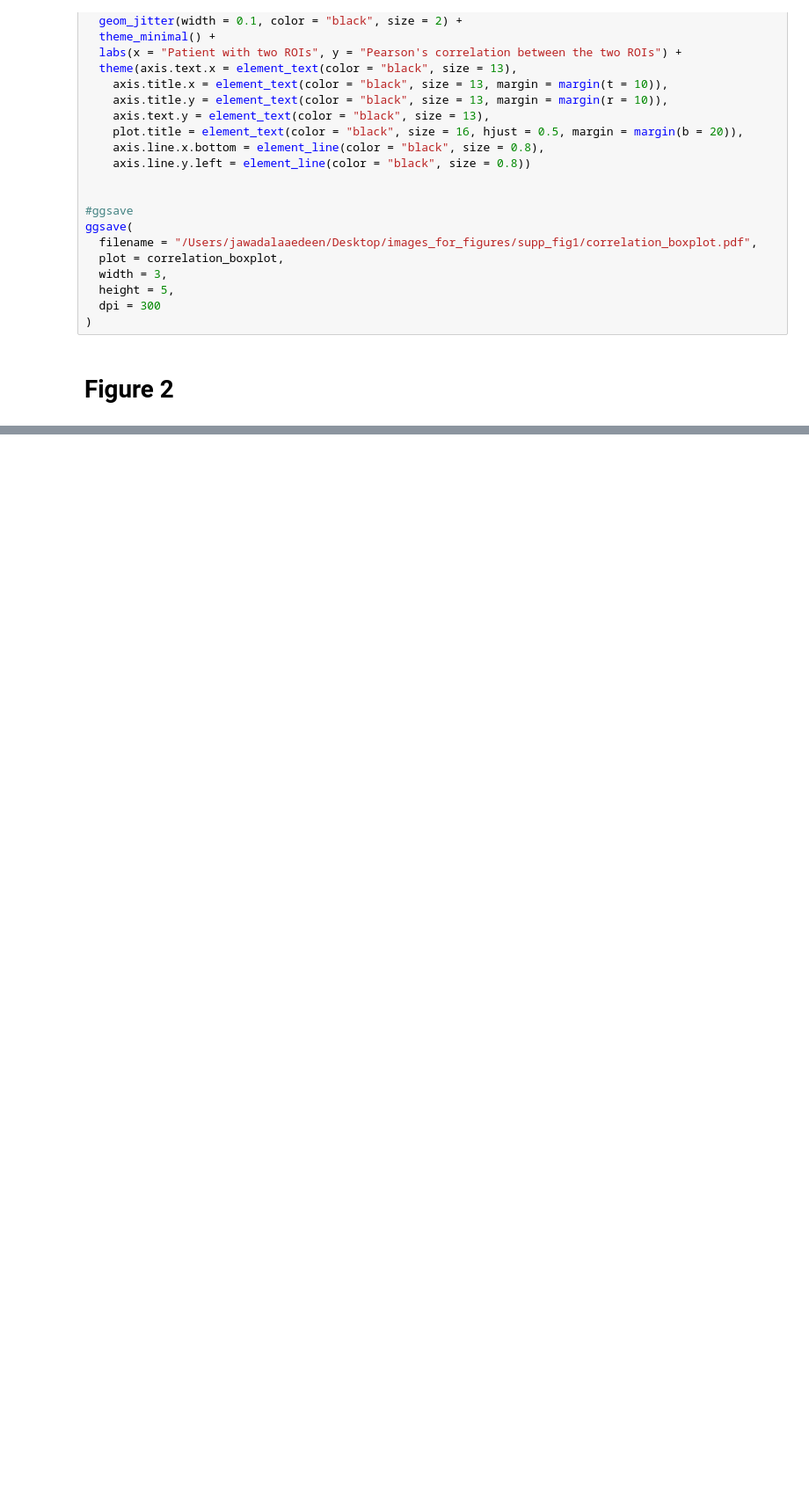
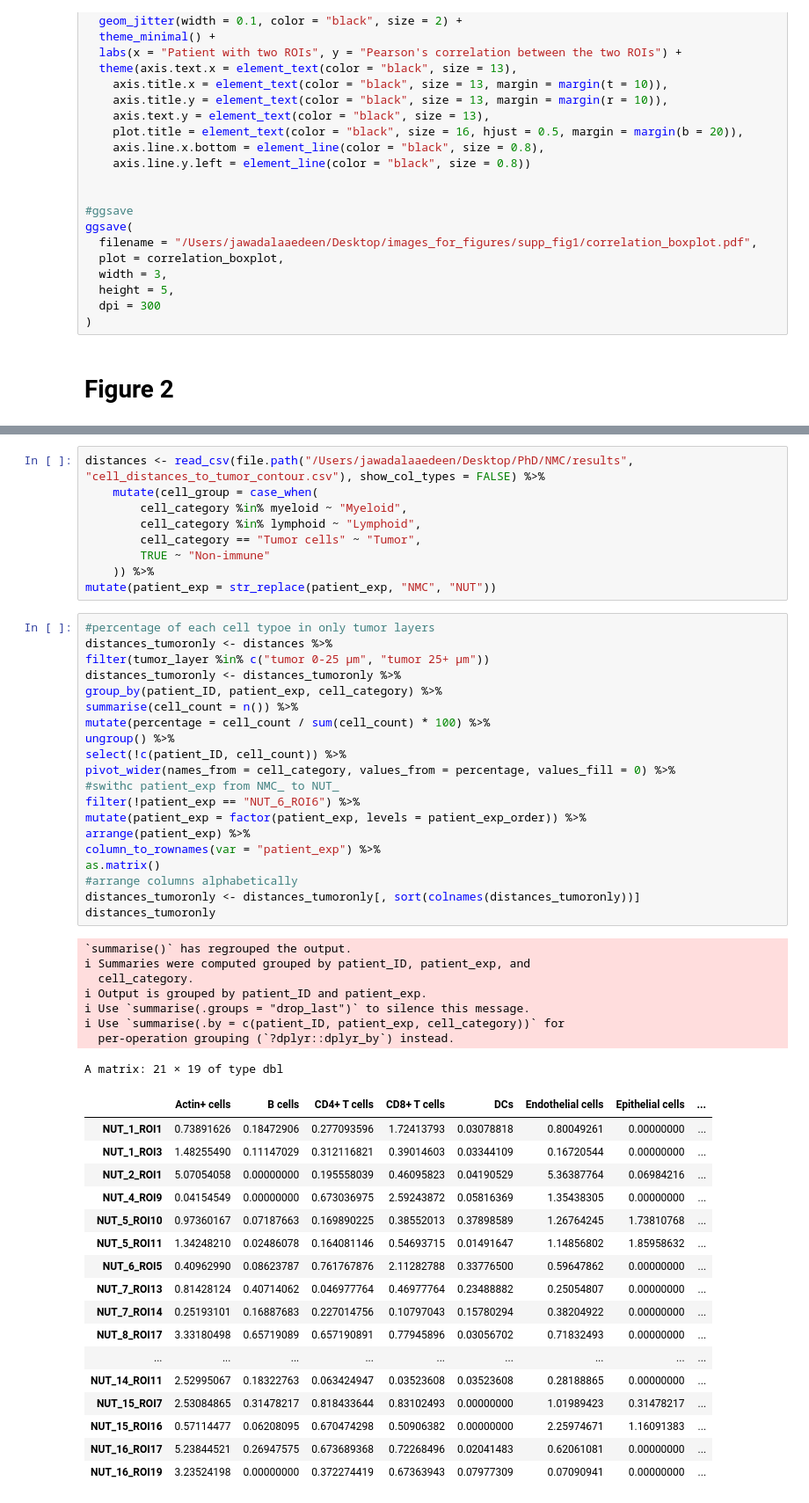
Before and after one commit to SchapiroLabor/NUT_spatial, a Jupyter notebook: figures/supplementary_R.ipynb, the cells around one changed output, grey strips where cells are left out. Shown at 88% size. Cells and saved outputs as stored; diff of their text form; blank space fills up the shorter version.

```diff
--- a/figures/supplementary_R.ipynb
+++ b/figures/supplementary_R.ipynb
@@ -458,0 +906,55 @@ data's colour values.”
+# %%
+distances <- read_csv(file.path("/Users/jawadalaaedeen/Desktop/PhD/NMC/results", "cell_distances_to_tumor_contour.csv"), show_col_types = FALSE) %>%
+    mutate(cell_group = case_when(
+        cell_category %in% myeloid ~ "Myeloid",
+        cell_category %in% lymphoid ~ "Lymphoid",
+        cell_category == "Tumor cells" ~ "Tumor",
+        TRUE ~ "Non-immune"
+    )) %>%
+mutate(patient_exp = str_replace(patient_exp, "NMC", "NUT"))
+# %%
+#percentage of each cell typoe in only tumor layers
+distances_tumoronly <- distances %>%
+filter(tumor_layer %in% c("tumor 0-25 µm", "tumor 25+ µm"))
+distances_tumoronly <- distances_tumoronly %>%
+group_by(patient_ID, patient_exp, cell_category) %>%
+summarise(cell_count = n()) %>%
+mutate(percentage = cell_count / sum(cell_count) * 100) %>%
+ungroup() %>%
+select(!c(patient_ID, cell_count)) %>%
+pivot_wider(names_from = cell_category, values_from = percentage, values_fill = 0) %>%
+#swithc patient_exp from NMC_ to NUT_
+filter(!patient_exp == "NUT_6_ROI6") %>%
+mutate(patient_exp = factor(patient_exp, levels = patient_exp_order)) %>%
+arrange(patient_exp) %>%
+column_to_rownames(var = "patient_exp") %>%
+as.matrix()
+#arrange columns alphabetically
+distances_tumoronly <- distances_tumoronly[, sort(colnames(distances_tumoronly))]
+distances_tumoronly
+# %% [output]
+`summarise()` has regrouped the output.
+ℹ Summaries were computed grouped by patient_ID, patient_exp, and
+  cell_category.
+ℹ Output is grouped by patient_ID and patient_exp.
+ℹ Use `summarise(.groups = "drop_last")` to silence this message.
+ℹ Use `summarise(.by = c(patient_ID, patient_exp, cell_category))` for
+  per-operation grouping (`?dplyr::dplyr_by`) instead.
+A matrix: 21 × 19 of type dbl
+|  | Actin+ cells | B cells | CD4+ T cells | CD8+ T cells | DCs | Endothelial cells | Epithelial cells | ... |
+| NUT_1_ROI1 | 0.73891626 | 0.18472906 | 0.277093596 | 1.72413793 | 0.03078818 | 0.80049261 | 0.00000000 | ... |
+| NUT_1_ROI3 | 1.48255490 | 0.11147029 | 0.312116821 | 0.39014603 | 0.03344109 | 0.16720544 | 0.00000000 | ... |
+| NUT_2_ROI1 | 5.07054058 | 0.00000000 | 0.195558039 | 0.46095823 | 0.04190529 | 5.36387764 | 0.06984216 | ... |
+| NUT_4_ROI9 | 0.04154549 | 0.00000000 | 0.673036975 | 2.59243872 | 0.05816369 | 1.35438305 | 0.00000000 | ... |
+| NUT_5_ROI10 | 0.97360167 | 0.07187663 | 0.169890225 | 0.38552013 | 0.37898589 | 1.26764245 | 1.73810768 | ... |
+| NUT_5_ROI11 | 1.34248210 | 0.02486078 | 0.164081146 | 0.54693715 | 0.01491647 | 1.14856802 | 1.85958632 | ... |
+| NUT_6_ROI5 | 0.40962990 | 0.08623787 | 0.761767876 | 2.11282788 | 0.33776500 | 0.59647862 | 0.00000000 | ... |
+| NUT_7_ROI13 | 0.81428124 | 0.40714062 | 0.046977764 | 0.46977764 | 0.23488882 | 0.25054807 | 0.00000000 | ... |
+| NUT_7_ROI14 | 0.25193101 | 0.16887683 | 0.227014756 | 0.10797043 | 0.15780294 | 0.38204922 | 0.00000000 | ... |
+| NUT_8_ROI17 | 3.33180498 | 0.65719089 | 0.657190891 | 0.77945896 | 0.03056702 | 0.71832493 | 0.00000000 | ... |
+| ... | ... | ... | ... | ... | ... | ... | ... | ... |
+| NUT_14_ROI11 | 2.52995067 | 0.18322763 | 0.063424947 | 0.03523608 | 0.03523608 | 0.28188865 | 0.00000000 | ... |
+| NUT_15_ROI7 | 2.53084865 | 0.31478217 | 0.818433644 | 0.83102493 | 0.00000000 | 1.01989423 | 0.31478217 | ... |
+| NUT_15_ROI16 | 0.57114477 | 0.06208095 | 0.670474298 | 0.50906382 | 0.00000000 | 2.25974671 | 1.16091383 | ... |
+| NUT_16_ROI17 | 5.23844521 | 0.26947575 | 0.673689368 | 0.72268496 | 0.02041483 | 0.62061081 | 0.00000000 | ... |
+| NUT_16_ROI19 | 3.23524198 | 0.00000000 | 0.372274419 | 0.67363943 | 0.07977309 | 0.07090941 | 0.00000000 | ... |
```
Also changed, not shown: parts of 25 cells of this notebook.
